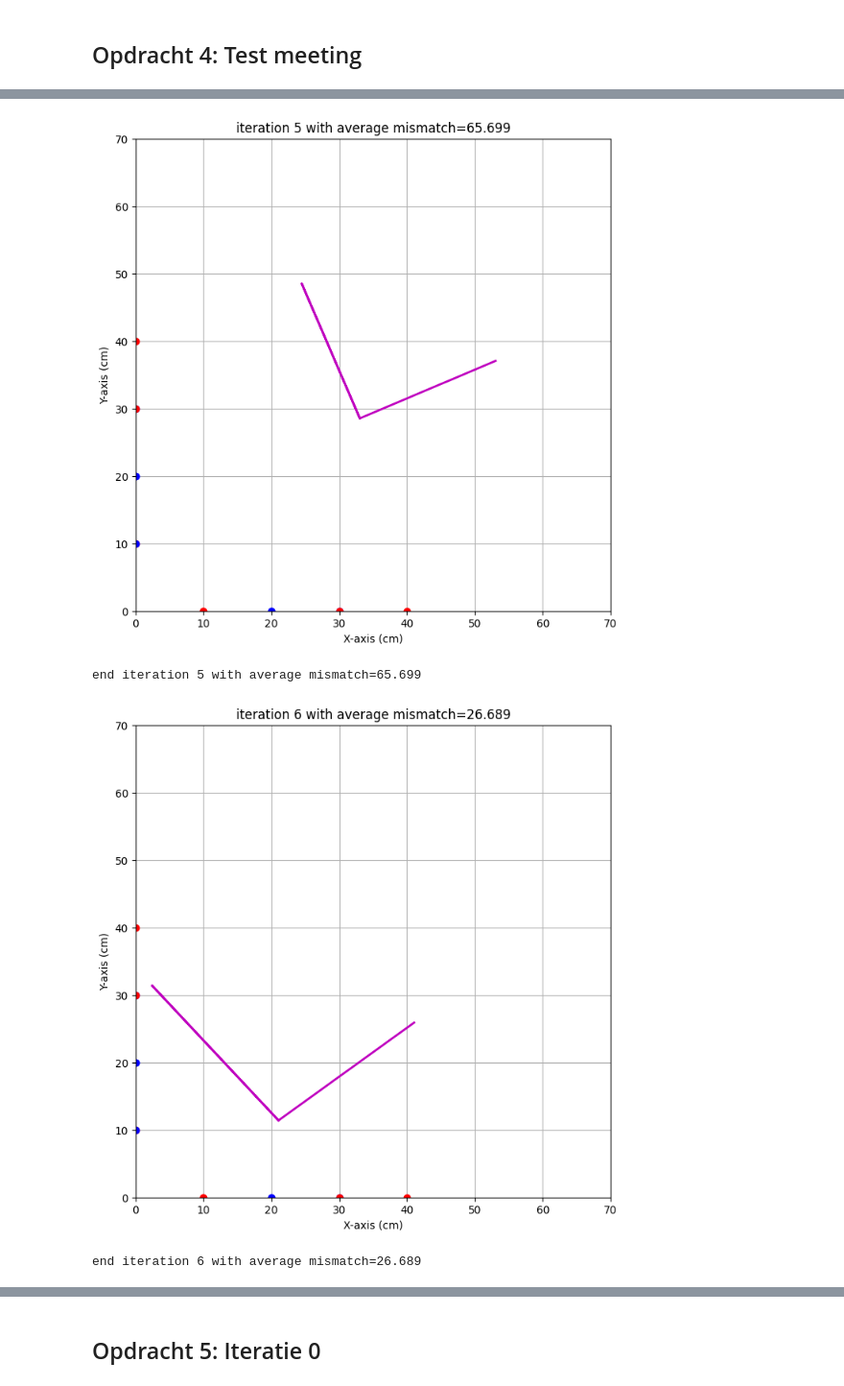
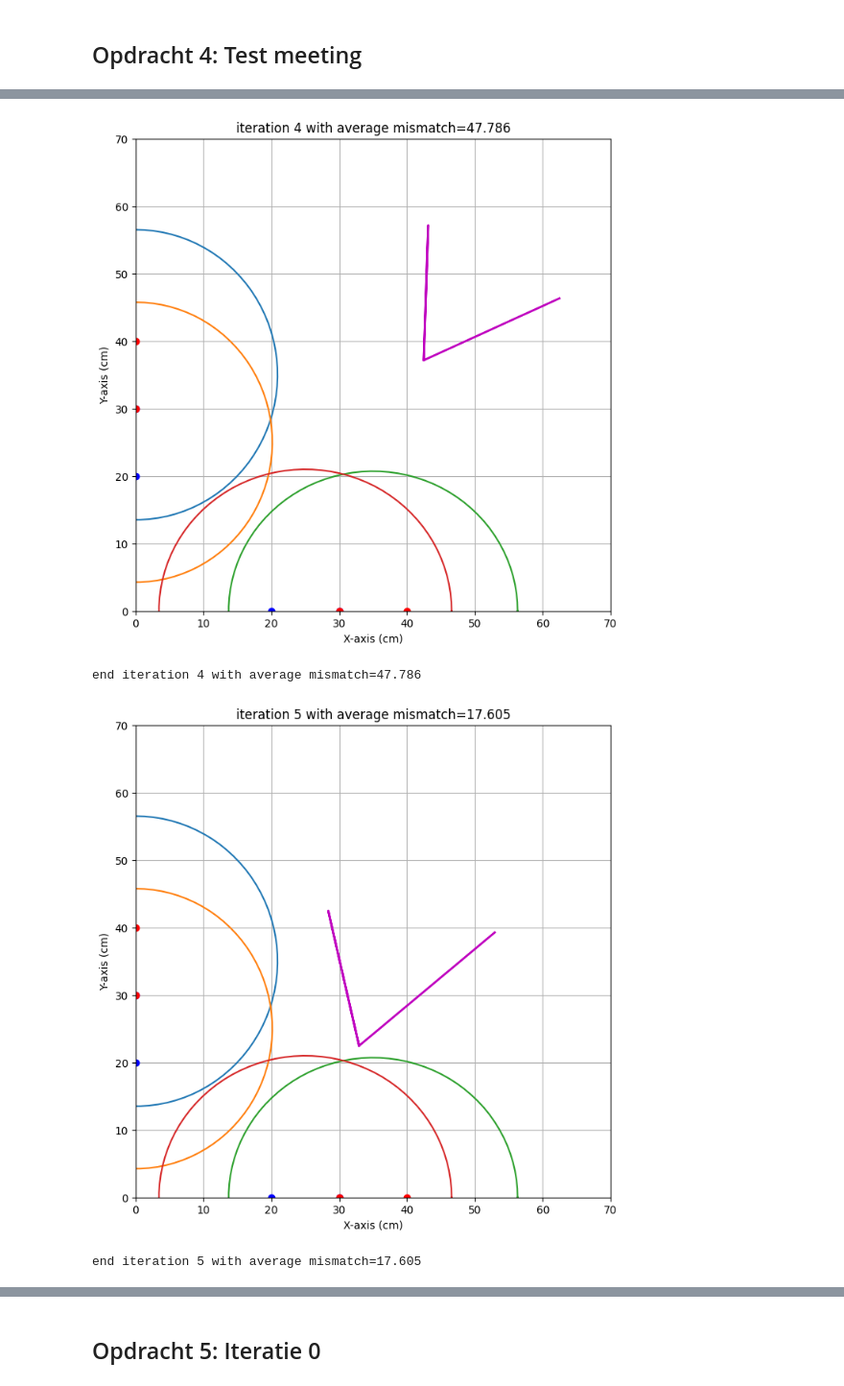
Before and after one commit to Xander1611/opdrachten-DEF-D-AB, a Jupyter notebook: FysiekeOntwerpopdrachten/4OntwerpEenAlgoritmeEchoAkoestisch/DEFOntwerpopdracht4AlgoritmeInvulTemplate.ipynb, the cells around one changed output, grey strips where cells are left out. Shown at 96% size. Saved outputs shown, nothing was run; the diff lists cells and outputs as text; code cells hidden in the pictures.

```diff
--- a/FysiekeOntwerpopdrachten/4OntwerpEenAlgoritmeEchoAkoestisch/DEFOntwerpopdracht4AlgoritmeInvulTemplate.ipynb
+++ b/FysiekeOntwerpopdrachten/4OntwerpEenAlgoritmeEchoAkoestisch/DEFOntwerpopdracht4AlgoritmeInvulTemplate.ipynb
@@ -56,13 +70,13 @@ kalibratie-opstelling groep [nummer]
 
 
 dataSanityCheck = pd.DataFrame(columns=["xs", "ys", "xr", "yr", "R"], data=[
-    [0,40,0,30,1.0],
-    [0,30,0,20,2.0],
-    [0,10,0,20,3.0],
-    [40,0,30,0,4.0],
-    [30,0,20,0,5.0],
-    [10,0,20,0,6.0],
-    [10,0,0,10,7.0]
+    [0,40,0,30,43],
+    [0,30,0,20,41.5],
+    #[0,10,0,20,0],
+    [40,0,30,0,42.6],
+    [30,0,20,0,43.15],
+    #[10,0,20,0,0],
+    #[10,0,0,10,0]
     ])
 
 resultaatSanityCheck = imagingDEF.imagingDEF(dataSanityCheck)
@@ -88,4 +98,4 @@ end iteration 4 with average mismatch=92.480
-[figure, old version]
+[figure, new version]
-end iteration 5 with average mismatch=65.699
+end iteration 4 with average mismatch=47.786
-[figure, old version]
+[figure, new version]
-end iteration 6 with average mismatch=26.689
+end iteration 5 with average mismatch=17.605
```
Also changed, not shown: parts of 3 cells of this notebook.
